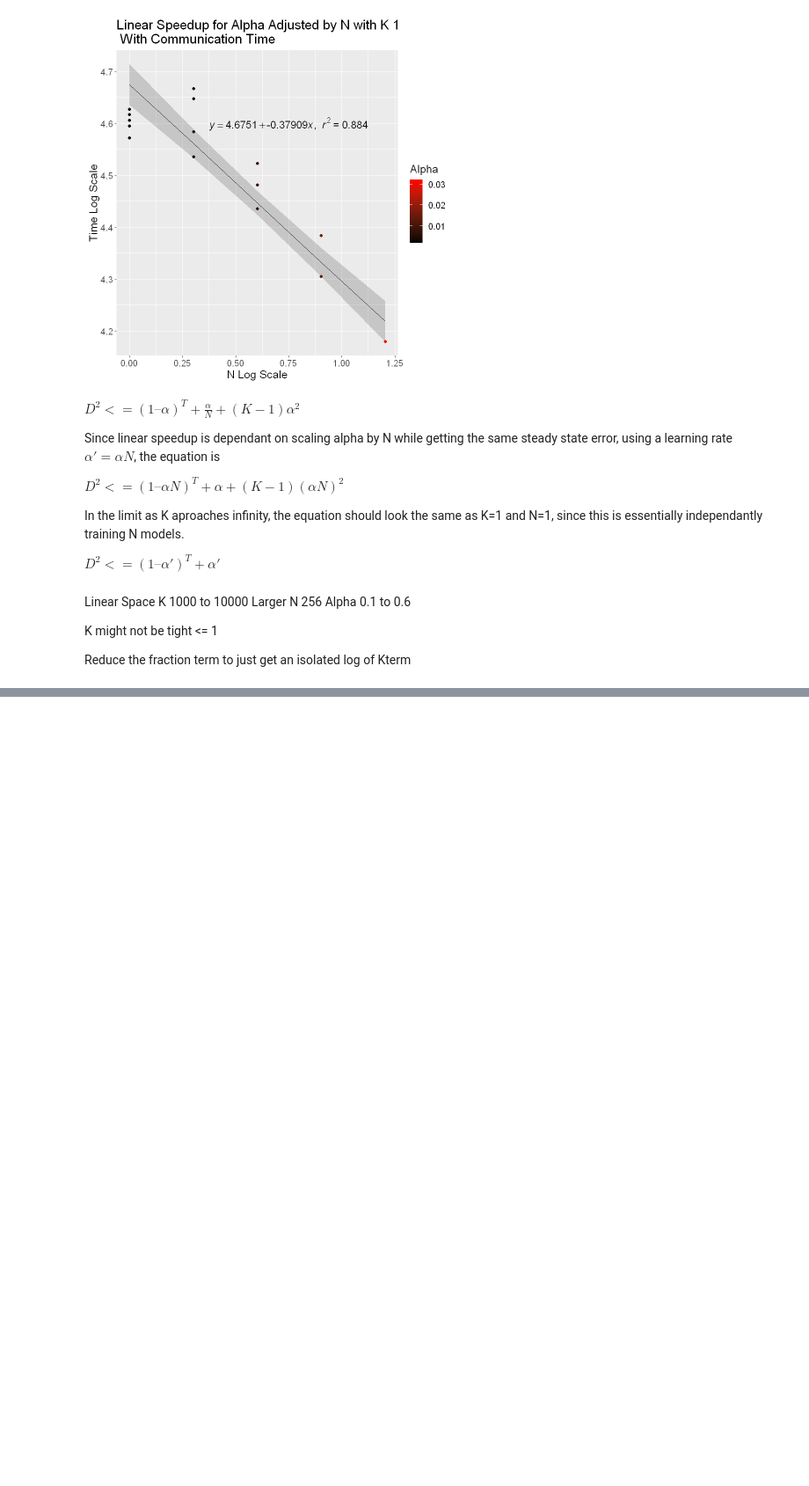
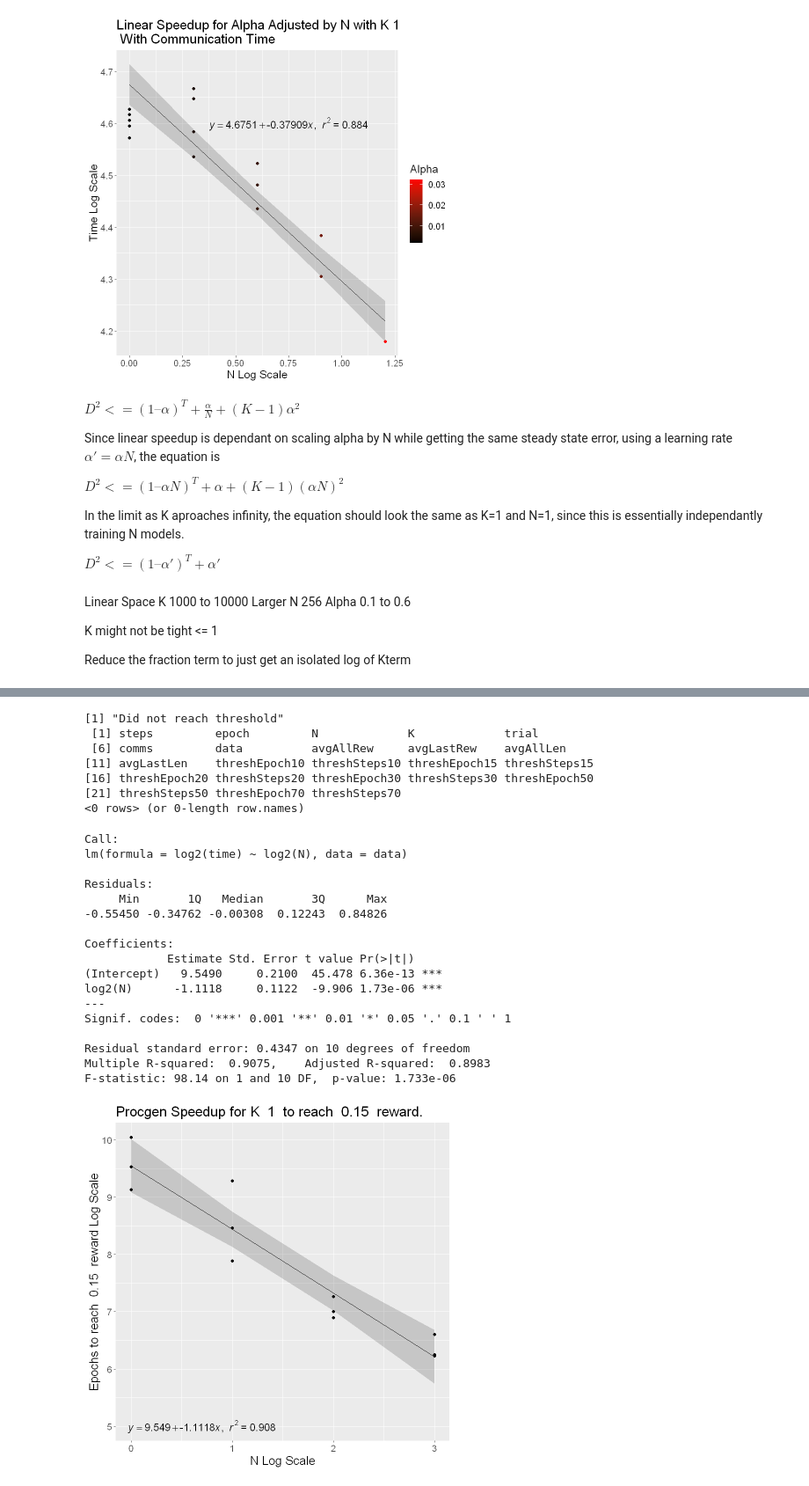
Before and after one commit to MichaelEinhorn/FederatedRL, a Jupyter notebook: graphingR.ipynb, the cells around one changed output, grey strips where cells are left out. Shown at 88% size. Saved outputs shown, nothing was run; the diff lists cells and outputs as text; code cells hidden in the pictures; blank space fills up the shorter version.

Commit message:
graph

```diff
--- a/graphingR.ipynb
+++ b/graphingR.ipynb
@@ -631,0 +636,3 @@ summary(model)
+# %%
+dataProcgen <- read.csv("procgen.csv", header=TRUE)
+head(dataProcgen, 2)
@@ -631,0 +645,68 @@ summary(model)
+# %%
+# graph N vs threshEpoch10, for K = k
+k = 1
+thresh = 0.15
+
+title <- paste("Procgen Speedup for K ", k, " to reach ", thresh, " reward.")
+data = dataProcgen[dataProcgen$K == k | dataProcgen$N == 1, ]
+
+
+
+if (thresh == 0.1){
+    time = data$threshEpoch10
+} else if (thresh == 0.15){
+    time = data$threshEpoch15
+} else if (thresh == 0.2){
+    time = data$threshEpoch20
+} else if (thresh == 0.3){
+    time = data$threshEpoch30
+} else if (thresh == 0.5){
+    time = data$threshEpoch50
+} else if (thresh == 0.7){
+    time = data$threshEpoch70
+}
+N = data$N
+
+# print rows with time = -100
+print("Did not reach threshold")
+print(data[time == -100,])
+
+model <- lm(log2(time) ~ log2(N), data)
+summary(model)
+predict <- cbind(data, predict(model, interval='confidence', newdata=data))
+
+p <- ggplot(predict, aes(x=log2(N), y=log2(time)))
+p <- p + ggtitle(title)
+p <- p + xlab("N Log Scale") + ylab(paste("Epochs to reach ", thresh, " reward Log Scale"))
+p <- p + theme(text = element_text(size = 16))
+p <- p + annotate("text", x=0.7, y=5, label= lm_eqn(model), parse = TRUE, size=5)
+p <- p + geom_point()
+p <- p + geom_line(aes(log2(N), fit))
+p <- p + geom_ribbon(aes(ymin=lwr,ymax=upr), alpha=0.2)
+p
+# %% [output]
+[1] "Did not reach threshold"
+ [1] steps         epoch         N             K             trial
+ [6] comms         data          avgAllRew     avgLastRew    avgAllLen
+[11] avgLastLen    threshEpoch10 threshSteps10 threshEpoch15 threshSteps15
+[16] threshEpoch20 threshSteps20 threshEpoch30 threshSteps30 threshEpoch50
+[21] threshSteps50 threshEpoch70 threshSteps70
+<0 rows> (or 0-length row.names)
+Call:
+lm(formula = log2(time) ~ log2(N), data = data)
+
+Residuals:
+     Min       1Q   Median       3Q      Max
+-0.55450 -0.34762 -0.00308  0.12243  0.84826
+
+Coefficients:
+            Estimate Std. Error t value Pr(>|t|)
+(Intercept)   9.5490     0.2100  45.478 6.36e-13 ***
+log2(N)      -1.1118     0.1122  -9.906 1.73e-06 ***
+---
+Signif. codes:  0 '***' 0.001 '**' 0.01 '*' 0.05 '.' 0.1 ' ' 1
+
+Residual standard error: 0.4347 on 10 degrees of freedom
+Multiple R-squared:  0.9075,    Adjusted R-squared:  0.8983
+F-statistic: 98.14 on 1 and 10 DF,  p-value: 1.733e-06
+[figure, added]
```
Also changed, not shown: parts of 2 cells of this notebook.
